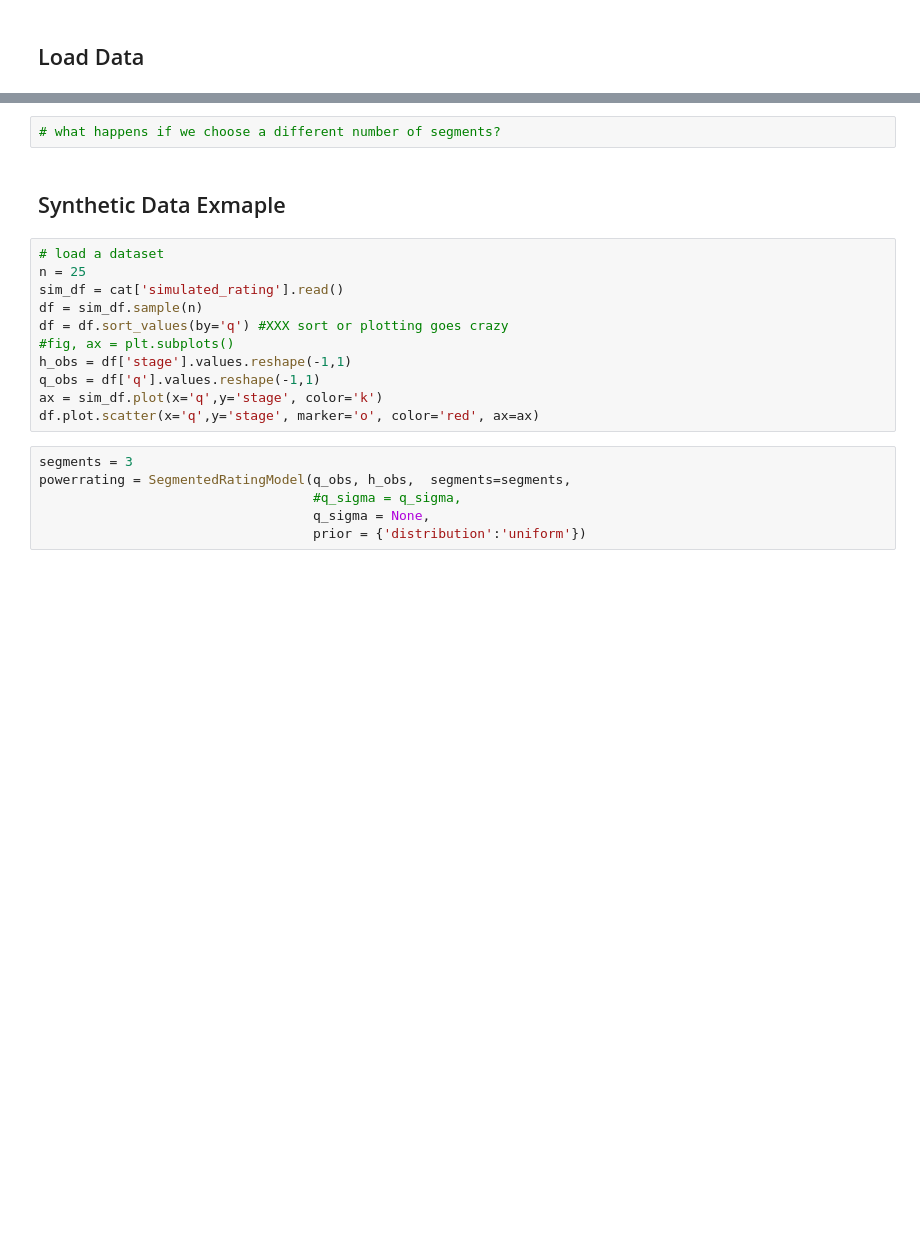
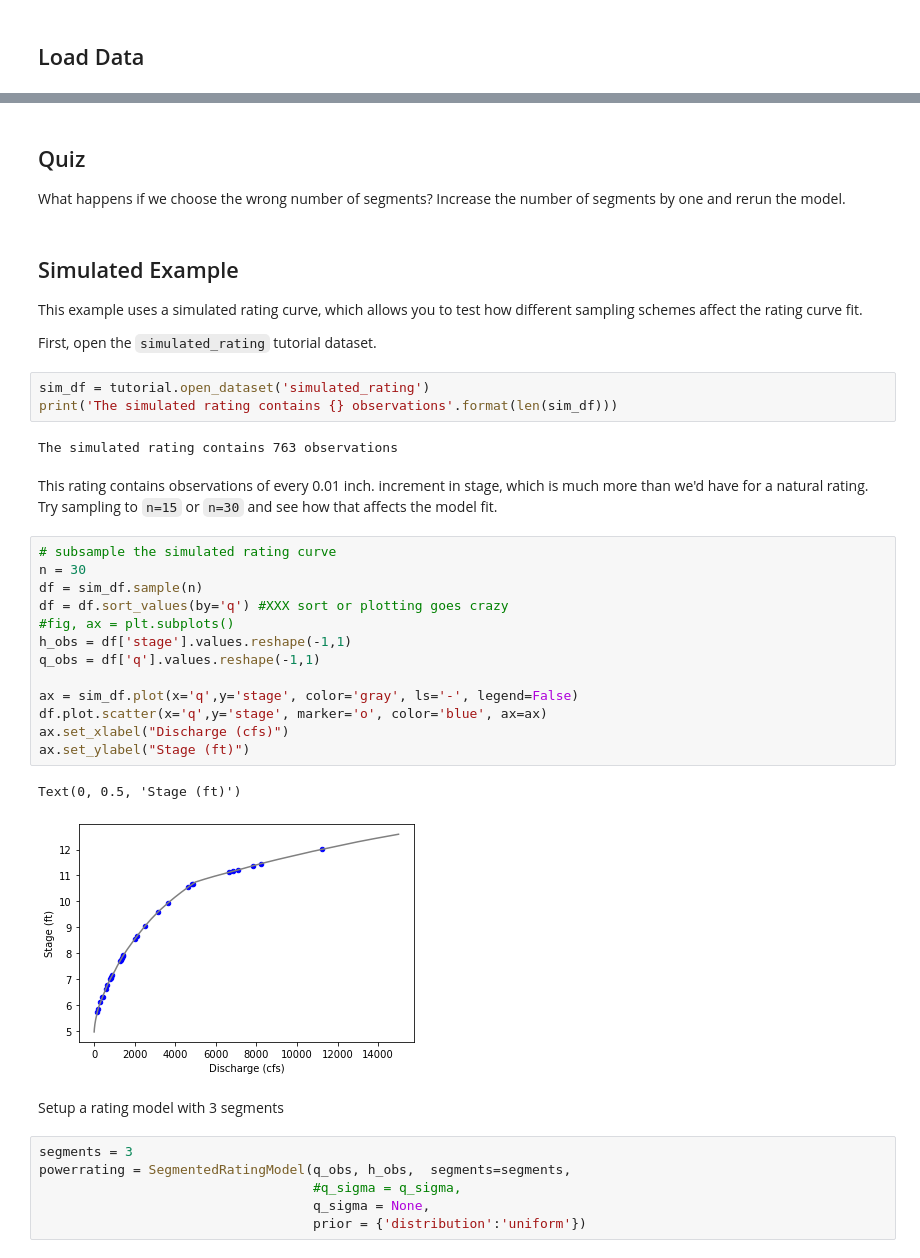
Before and after one commit to thodson-usgs/ratingcurve, a Jupyter notebook: notebooks/segmented_power_law_demo.ipynb, the cells around one changed output, grey strips where cells are left out. Cells and saved outputs as stored; diff of their text form; blank space fills up the shorter version.

```diff
--- a/notebooks/segmented_power_law_demo.ipynb
+++ b/notebooks/segmented_power_law_demo.ipynb
@@ -83,18 +119,38 @@ az.summary(trace, var_names=["w","a","sigma","hs"])
-# %%
-# what happens if we choose a different number of segments?
+# %% [markdown]
+## Quiz
+What happens if we choose the wrong number of segments?
+Increase the number of segments by one and rerun the model.
 # %% [markdown]
-## Synthetic Data Exmaple
+## Simulated Example
+This example uses a simulated rating curve, which allows you to test how different sampling schemes affect the rating curve fit.
+
+First, open the `simulated_rating` tutorial dataset.
+# %%
+sim_df = tutorial.open_dataset('simulated_rating')
+print('The simulated rating contains {} observations'.format(len(sim_df)))
+# %% [output]
+The simulated rating contains 763 observations
+# %% [markdown]
+This rating contains observations of every 0.01 inch. increment in stage, which is much more than we'd have for a natural rating.
+Try sampling to `n=15` or `n=30` and see how that affects the model fit.
 # %%
-# load a dataset
-n = 25
-sim_df = cat['simulated_rating'].read()
+# subsample the simulated rating curve
+n = 30
 df = sim_df.sample(n)
 df = df.sort_values(by='q') #XXX sort or plotting goes crazy
 #fig, ax = plt.subplots()
 h_obs = df['stage'].values.reshape(-1,1)
 q_obs = df['q'].values.reshape(-1,1)
-ax = sim_df.plot(x='q',y='stage', color='k')
-df.plot.scatter(x='q',y='stage', marker='o', color='red', ax=ax)
+
+ax = sim_df.plot(x='q',y='stage', color='gray', ls='-', legend=False)
+df.plot.scatter(x='q',y='stage', marker='o', color='blue', ax=ax)
+ax.set_xlabel("Discharge (cfs)")
+ax.set_ylabel("Stage (ft)")
+# %% [output]
+Text(0, 0.5, 'Stage (ft)')
+[figure, added]
+# %% [markdown]
+Setup a rating model with 3 segments
 # %%
 segments = 3
 powerrating = SegmentedRatingModel(q_obs, h_obs,  segments=segments,
```
Also changed, not shown: parts of 26 cells of this notebook, 3 other files.
